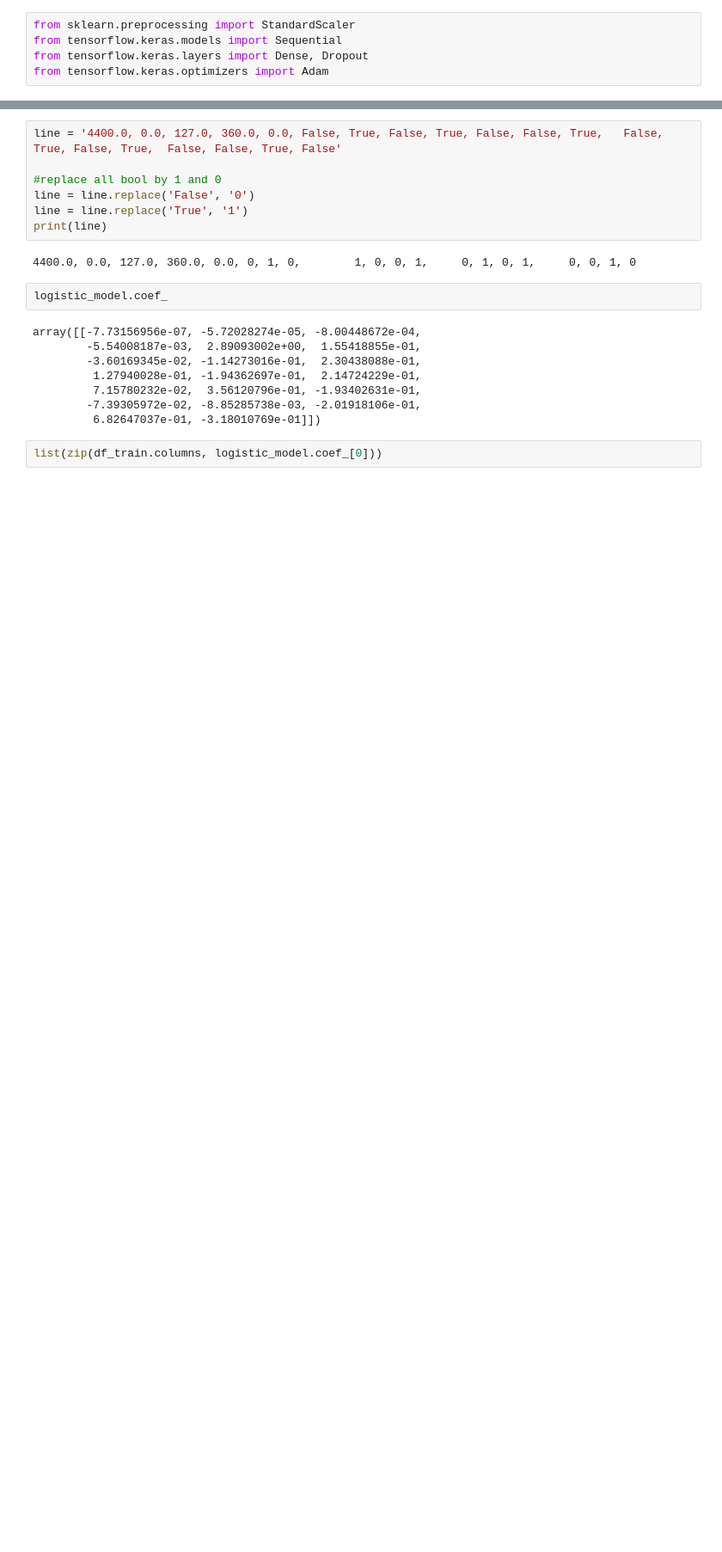
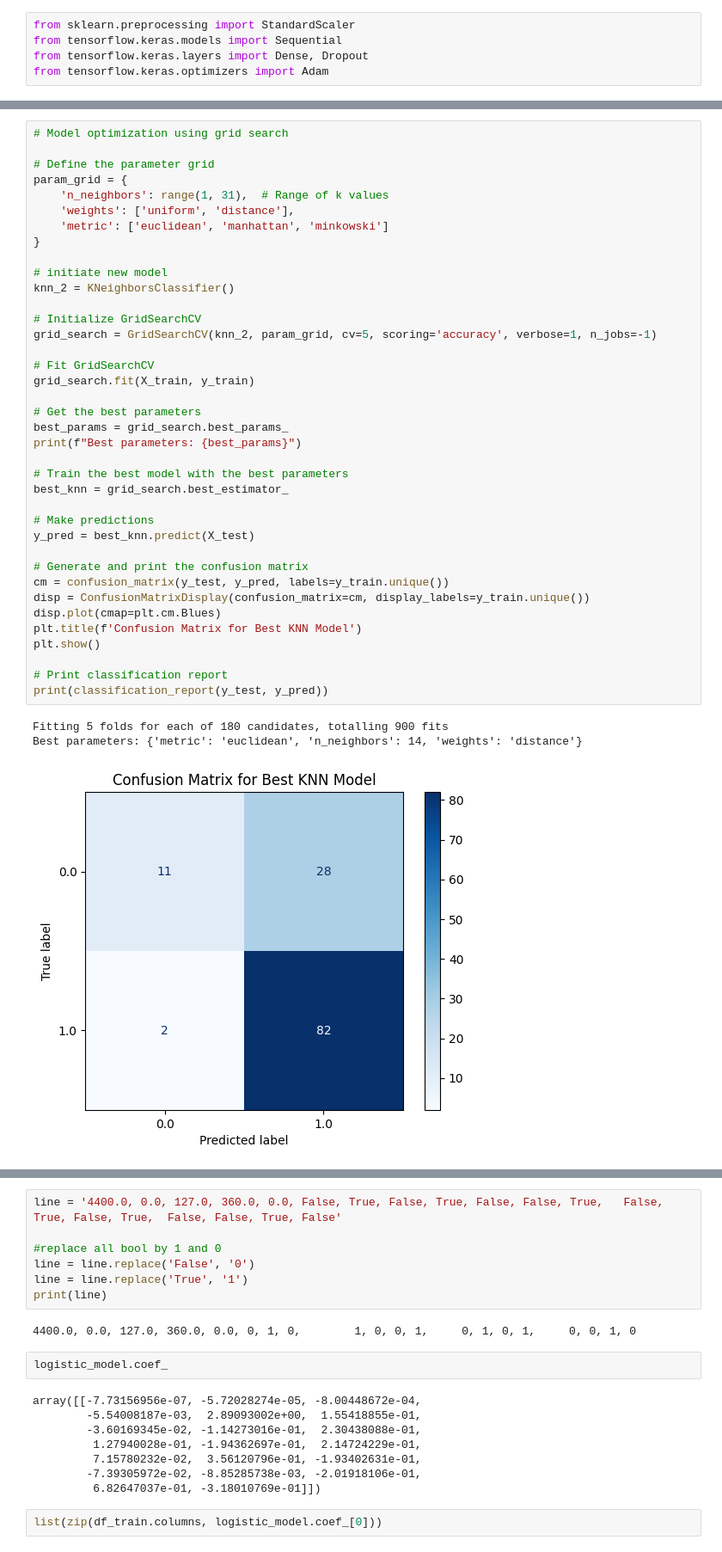
Before and after one commit to NataliiaShevchenko620/Finance_loan_approval_prediction_data, a Jupyter notebook: Finance_loan_approval_prediction_data_collab.ipynb, the cells around one changed output, grey strips where cells are left out. Shown: that part at 86% size. Cells and saved outputs as stored; diff of their text form; blank space fills up the shorter version.

```diff
--- a/Finance_loan_approval_prediction_data_collab.ipynb
+++ b/Finance_loan_approval_prediction_data_collab.ipynb
@@ -402,0 +536,42 @@ accuracy
+# %%
+# Model optimization using grid search
+
+# Define the parameter grid
+param_grid = {
+    'n_neighbors': range(1, 31),  # Range of k values
+    'weights': ['uniform', 'distance'],
+    'metric': ['euclidean', 'manhattan', 'minkowski']
+}
+
+# initiate new model
+knn_2 = KNeighborsClassifier()
+
+# Initialize GridSearchCV
+grid_search = GridSearchCV(knn_2, param_grid, cv=5, scoring='accuracy', verbose=1, n_jobs=-1)
+
+# Fit GridSearchCV
+grid_search.fit(X_train, y_train)
+
+# Get the best parameters
+best_params = grid_search.best_params_
+print(f"Best parameters: {best_params}")
+
+# Train the best model with the best parameters
+best_knn = grid_search.best_estimator_
+
+# Make predictions
+y_pred = best_knn.predict(X_test)
+
+# Generate and print the confusion matrix
+cm = confusion_matrix(y_test, y_pred, labels=y_train.unique())
+disp = ConfusionMatrixDisplay(confusion_matrix=cm, display_labels=y_train.unique())
+disp.plot(cmap=plt.cm.Blues)
+plt.title(f'Confusion Matrix for Best KNN Model')
+plt.show()
+
+# Print classification report
+print(classification_report(y_test, y_pred))
+# %% [output]
+Fitting 5 folds for each of 180 candidates, totalling 900 fits
+Best parameters: {'metric': 'euclidean', 'n_neighbors': 14, 'weights': 'distance'}
+[figure, added]
```
Also changed, not shown: parts of 36 cells of this notebook, 1 other file.
